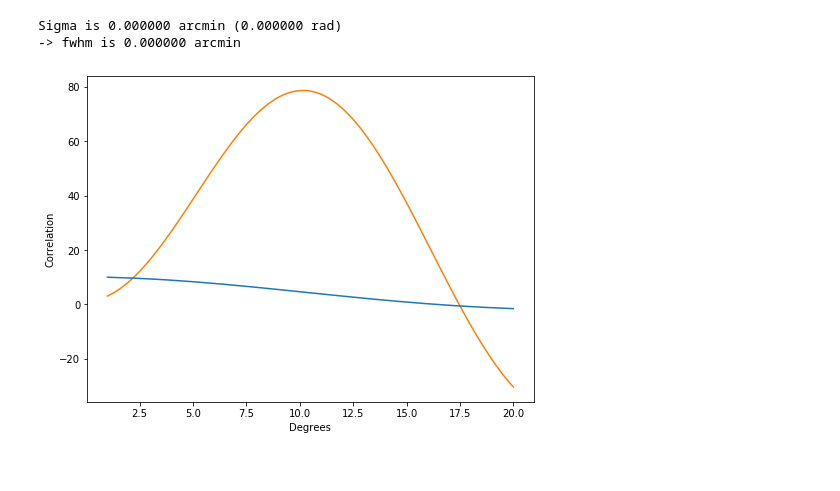
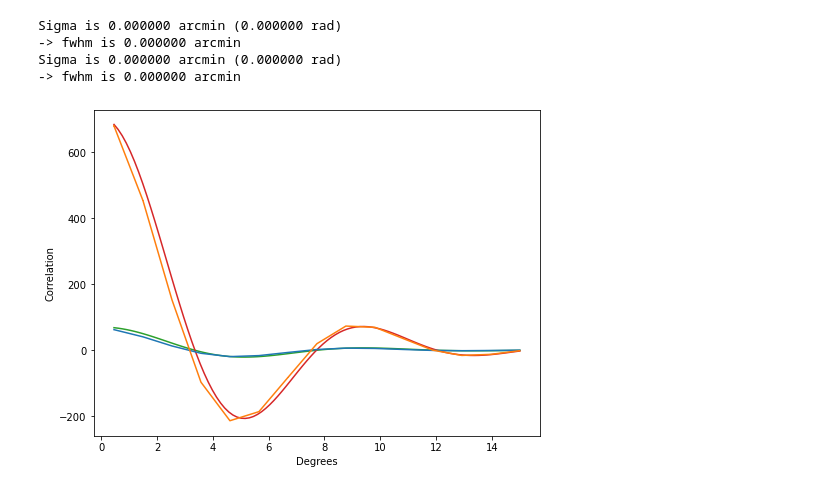
Before and after one commit to williamlaplante/SynchrotronMaps, a Jupyter notebook: code/notebooks/Correlation-function-vs-legendre.ipynb, the cells around one changed output. Saved outputs shown, nothing was run; the diff lists cells and outputs as text; code cells hidden in the pictures.

```diff
--- a/code/notebooks/Correlation-function-vs-legendre.ipynb
+++ b/code/notebooks/Correlation-function-vs-legendre.ipynb
@@ -40,6 +54,8 @@ def plot_Cls(Cls, nside_out=256, plot_corr=False):
 # %%
-plot_Cls([np.sin(x) for x in np.linspace(0,4.4,20)], plot_corr=True)
+x_corr, x, Y_bruteforce, ERR_bruteforce, y, y2 = plot_Cls([np.exp(-0.1*x**2)*(np.sin(x))**2 for x in np.linspace(-10,10,80)], plot_corr=True)
 # %% [output]
 Sigma is 0.000000 arcmin (0.000000 rad)
 -> fwhm is 0.000000 arcmin
+Sigma is 0.000000 arcmin (0.000000 rad)
+-> fwhm is 0.000000 arcmin
-[figure, old version]
+[figure, new version]
```
Also changed, not shown: parts of 17 cells of this notebook, 2 other files.
